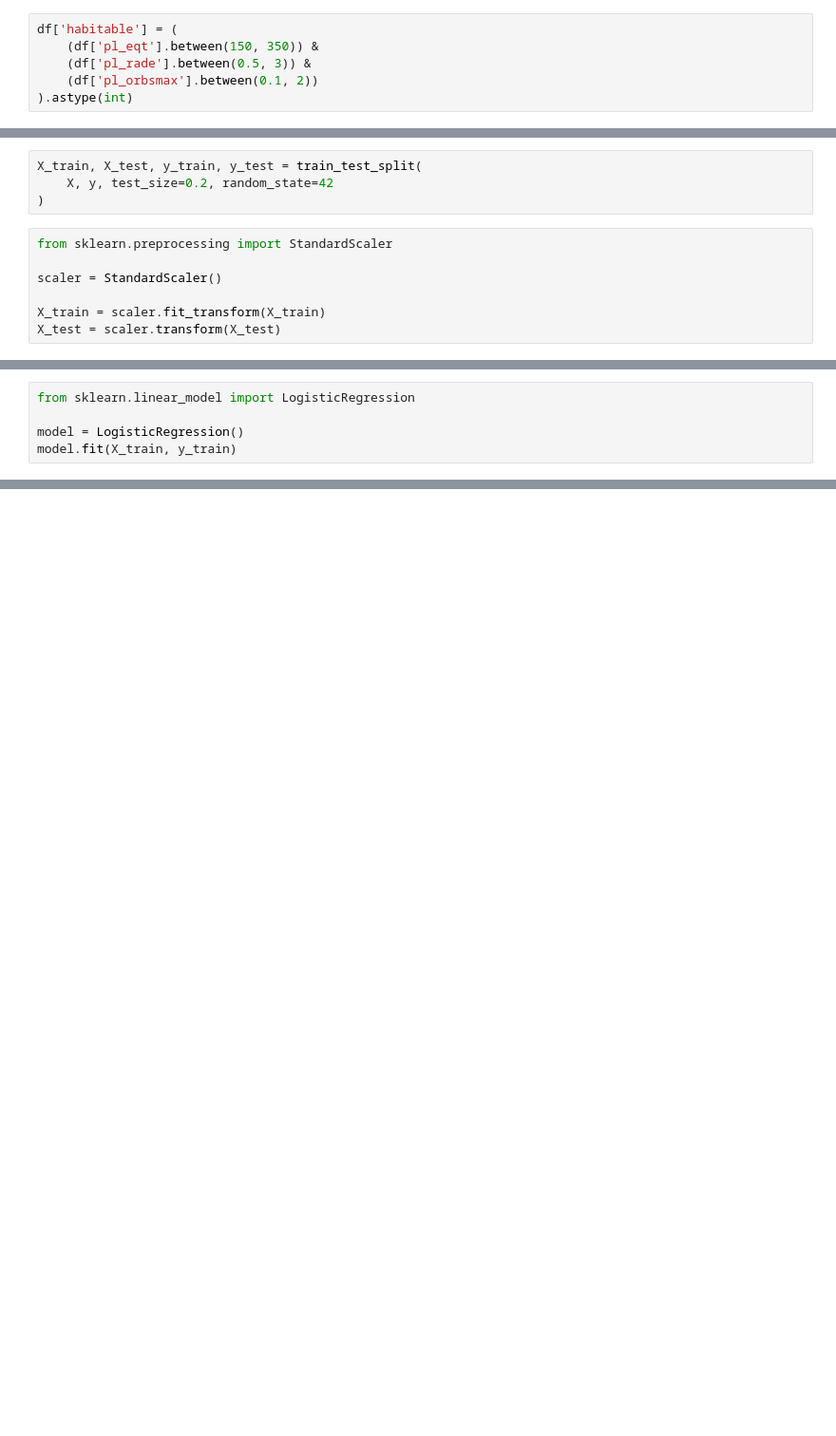
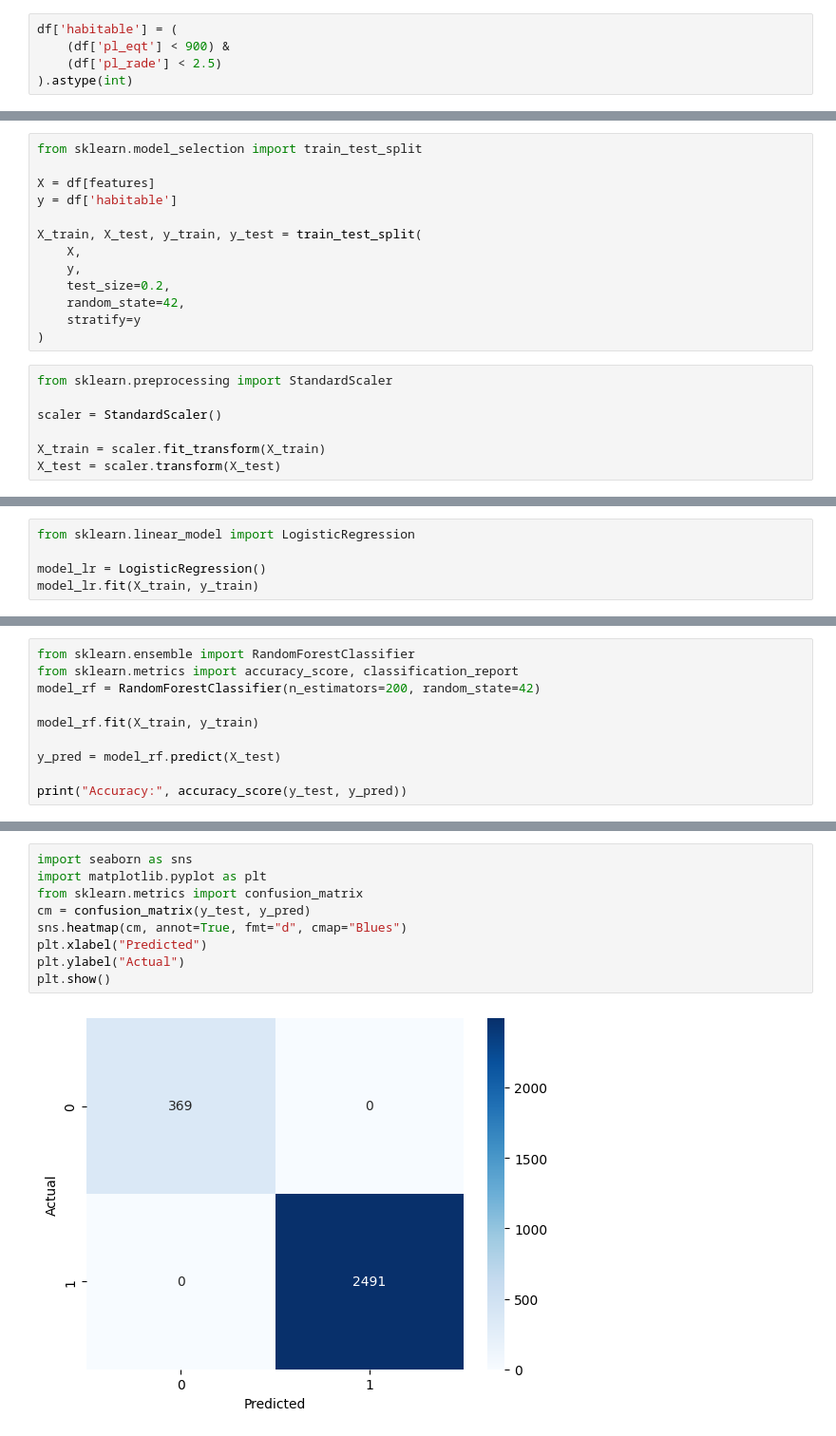
Before and after one commit to GKSJ-Deepvision/B13-ExoHabitAI, a Jupyter notebook: notebooks/main.ipynb, the cells around one changed output, grey strips where cells are left out. Shown at 95% size. Saved outputs shown, nothing was run; the diff lists cells and outputs as text; blank space fills up the shorter version.

Commit message:
Milestone 2: Implement ML models, hyperparameter tuning, evaluation metrics, and habitability ranking

```diff
--- a/notebooks/main.ipynb
+++ b/notebooks/main.ipynb
@@ -120,8 +238,7 @@ df = df.drop(columns=['pl_eqt','pl_orbsmax'])
 # %%
 df['habitable'] = (
-    (df['pl_eqt'].between(150, 350)) &
-    (df['pl_rade'].between(0.5, 3)) &
-    (df['pl_orbsmax'].between(0.1, 2))
+    (df['pl_eqt'] < 900) &
+    (df['pl_rade'] < 2.5)
 ).astype(int)
 # %%
 print(df['habitable'].value_counts())
@@ -147,6 +266,15 @@ from sklearn.model_selection import train_test_split
 # %%
+from sklearn.model_selection import train_test_split
+
+X = df[features]
+y = df['habitable']
+
 X_train, X_test, y_train, y_test = train_test_split(
-    X, y, test_size=0.2, random_state=42
+    X,
+    y,
+    test_size=0.2,
+    random_state=42,
+    stratify=y
 )
 # %%
 from sklearn.preprocessing import StandardScaler
@@ -158,5 +288,5 @@ X_test = scaler.transform(X_test)
 # %%
 from sklearn.linear_model import LogisticRegression
 
-model = LogisticRegression()
-model.fit(X_train, y_train)
+model_lr = LogisticRegression()
+model_lr.fit(X_train, y_train)
@@ -162,0 +295,10 @@ model.fit(X_train, y_train)
+# %%
+from sklearn.ensemble import RandomForestClassifier
+from sklearn.metrics import accuracy_score, classification_report
+model_rf = RandomForestClassifier(n_estimators=200, random_state=42)
+
+model_rf.fit(X_train, y_train)
+
+y_pred = model_rf.predict(X_test)
+
+print("Accuracy:", accuracy_score(y_test, y_pred))
@@ -162,0 +323,11 @@ model.fit(X_train, y_train)
+# %%
+import seaborn as sns
+import matplotlib.pyplot as plt
+from sklearn.metrics import confusion_matrix
+cm = confusion_matrix(y_test, y_pred)
+sns.heatmap(cm, annot=True, fmt="d", cmap="Blues")
+plt.xlabel("Predicted")
+plt.ylabel("Actual")
+plt.show()
+# %% [output]
+[figure, added]
```
Also changed, not shown: parts of 42 cells of this notebook, 6 other files.
